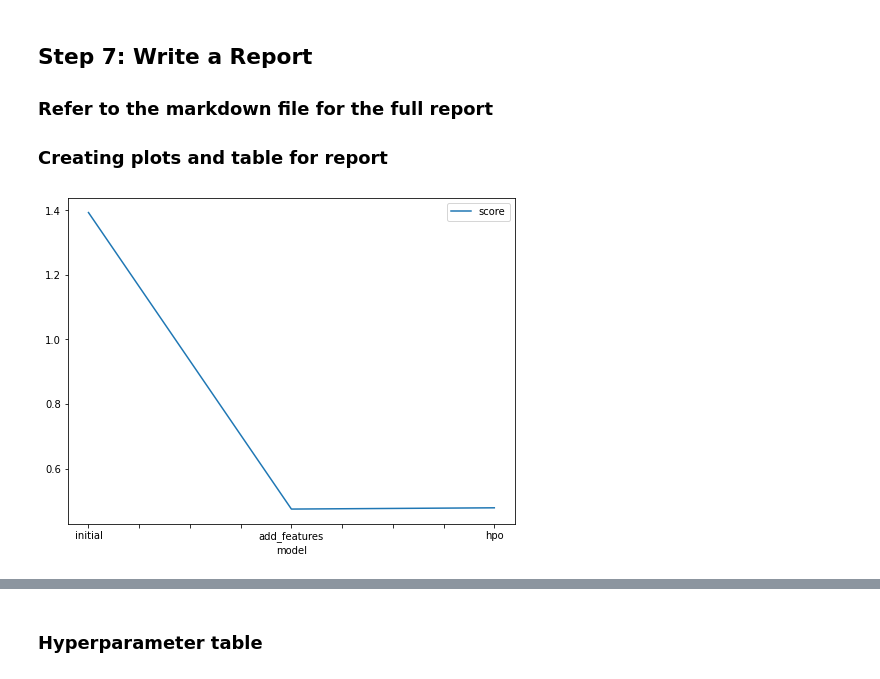
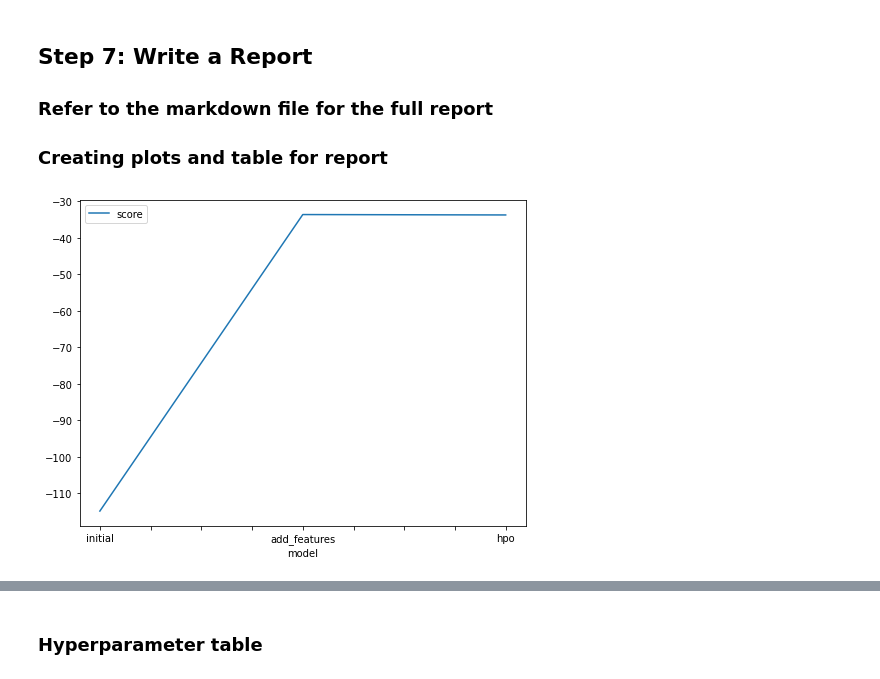
Before and after one commit to jqchen24/bike_share_demand, a Jupyter notebook: bike_sharing_demand_prediction.ipynb, the cells around one changed output, grey strips where cells are left out. Cells and saved outputs as stored; diff of their text form; code cells hidden in the pictures.

```diff
--- a/bike_sharing_demand_prediction.ipynb
+++ b/bike_sharing_demand_prediction.ipynb
@@ -754,12 +758,12 @@ Computing feature importance via permutation shuffling for 14 features using 100
 # %%
 # Taking the top model score from each training run and creating a line plot to show improvement
 # You can create these in the notebook and save them to PNG or use some other tool (e.g. google sheets, excel)
 fig = pd.DataFrame(
     {
         "model": ["initial", "add_features", "hpo"],
-        "score": [1.39249, 0.47491, 0.47882]
+        "score": [-114.844693, -33.608815, -33.715859]
     }
 ).plot(x="model", y="score", figsize=(8, 6)).get_figure()
 fig.savefig('model_train_score.png')
 # %% [output]
-[figure, old version]
+[figure, new version]
```
Also changed, not shown: parts of 8 cells of this notebook, 1 other file.
